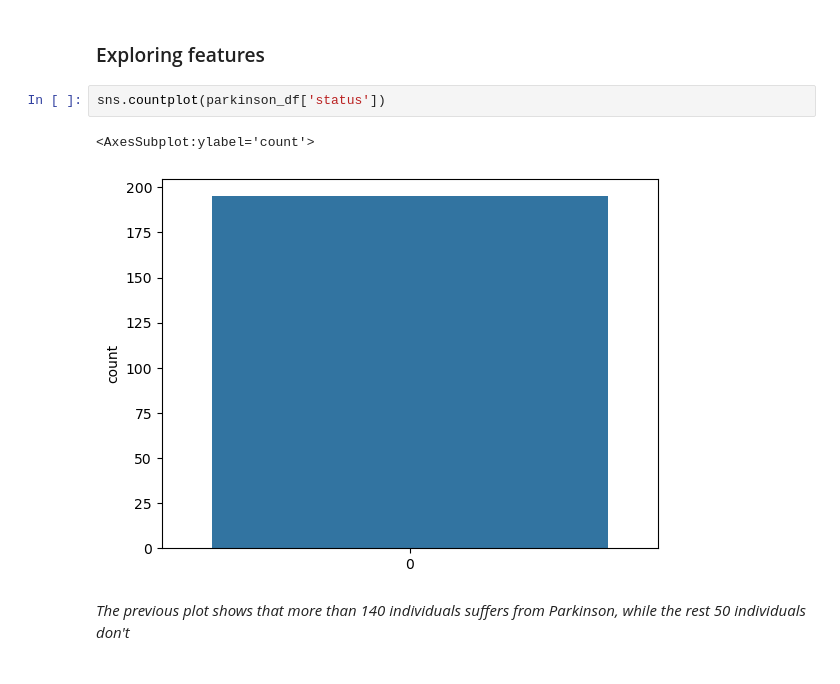
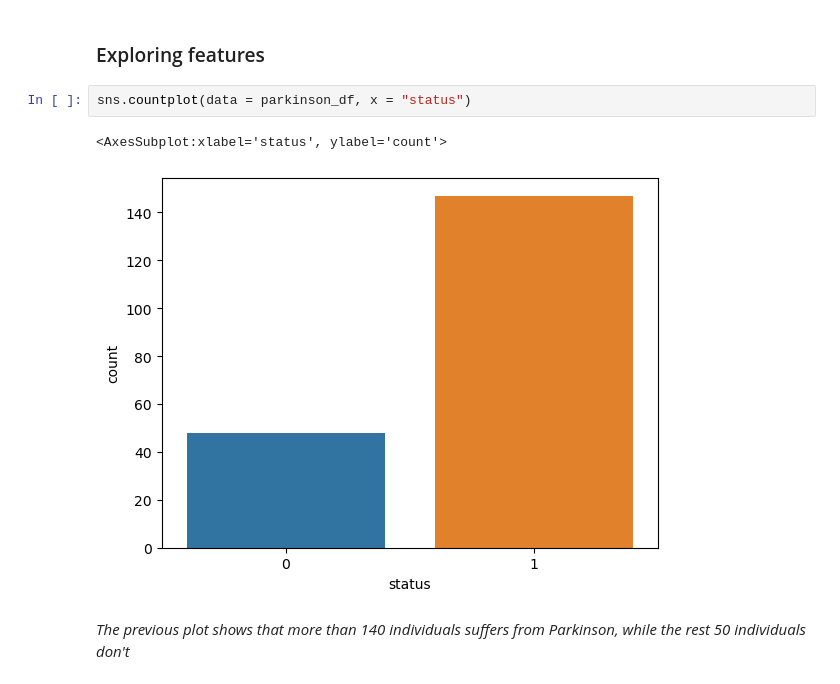
Before and after one commit to awesome-ml-collectibles/python-essential-projects, a Jupyter notebook: src/03-Parkinson-Prediction/03-Parkinson-Prediction.ipynb, the cells around one changed output. Cells and saved outputs as stored; diff of their text form.

```diff
--- a/src/03-Parkinson-Prediction/03-Parkinson-Prediction.ipynb
+++ b/src/03-Parkinson-Prediction/03-Parkinson-Prediction.ipynb
@@ -112,10 +109,10 @@ parkinson_df.corr()
 # %% [markdown]
 ### Exploring features
 # %%
-sns.countplot(parkinson_df['status'])
+sns.countplot(data = parkinson_df, x = "status")
 # %% [output]
-<AxesSubplot:ylabel='count'>
+<AxesSubplot:xlabel='status', ylabel='count'>
-[figure, old version]
+[figure, new version]
 # %% [markdown]
 *The previous plot shows that more than 140 individuals suffers from Parkinson, while the rest 50 individuals don't*
 # %%
```
Also changed, not shown: parts of 4 cells of this notebook, 4 other files.
